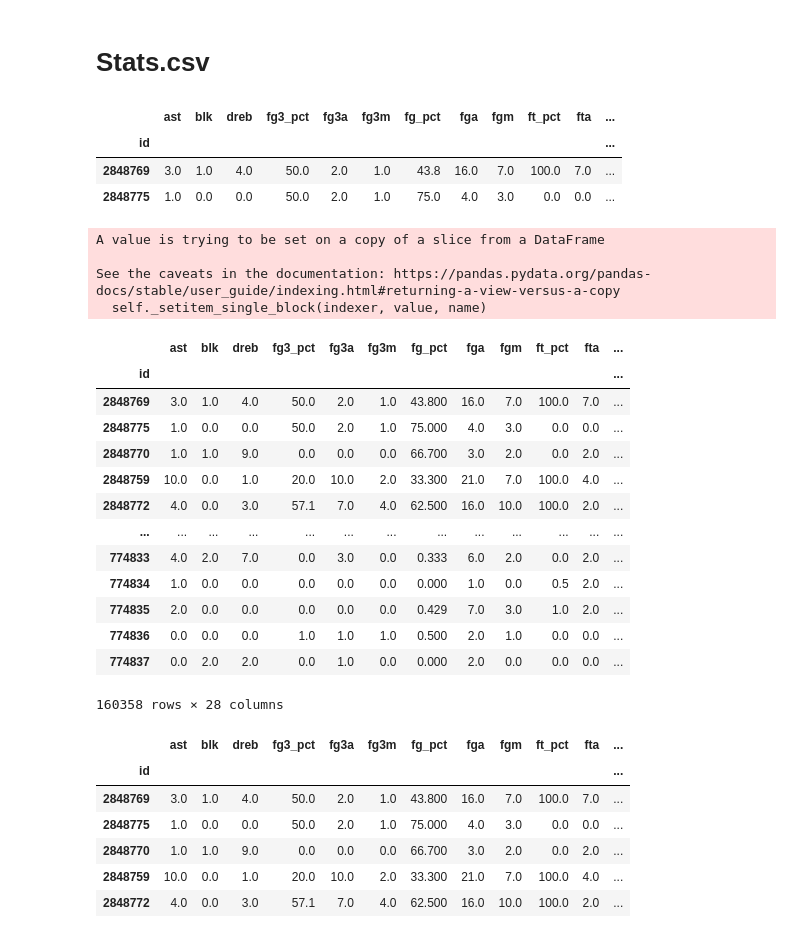
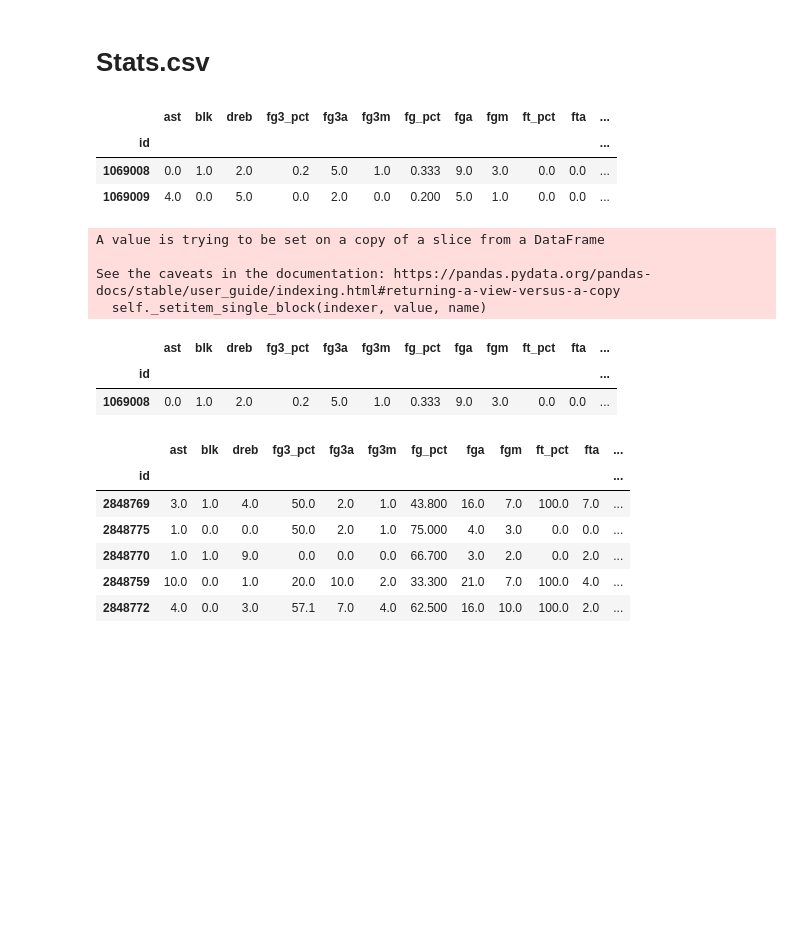
Before and after one commit to ZacharyArgentin/Predicting_NBA_Results, a Jupyter notebook: 2_data_cleaing.ipynb, the cells around one changed output. Cells and saved outputs as stored; diff of their text form; code cells hidden in the pictures; blank space fills up the shorter version.

Commit message:
refactored column names so that they match the original names that the balldontlie API gives them.

```diff
--- a/2_data_cleaing.ipynb
+++ b/2_data_cleaing.ipynb
@@ -91,14 +91,14 @@ dtype: int64
 # %% [markdown]
 # Stats.csv
 # %%
-stats = pd.read_csv("data/stats_raw.csv", index_col="id")
+stats = pd.read_csv("data/all_stats_raw.csv", index_col="id")
 # %%
 stats.head(2)
 # %% [output]
 |  | ast | blk | dreb | fg3_pct | fg3a | fg3m | fg_pct | fga | fgm | ft_pct | fta | ... |
 | id |  |  |  |  |  |  |  |  |  |  |  | ... |
-| 2848769 | 3.0 | 1.0 | 4.0 | 50.0 | 2.0 | 1.0 | 43.8 | 16.0 | 7.0 | 100.0 | 7.0 | ... |
-| 2848775 | 1.0 | 0.0 | 0.0 | 50.0 | 2.0 | 1.0 | 75.0 | 4.0 | 3.0 | 0.0 | 0.0 | ... |
+| 1069008 | 0.0 | 1.0 | 2.0 | 0.2 | 5.0 | 1.0 | 0.333 | 9.0 | 3.0 | 0.0 | 0.0 | ... |
+| 1069009 | 4.0 | 0.0 | 5.0 | 0.0 | 2.0 | 0.0 | 0.200 | 5.0 | 1.0 | 0.0 | 0.0 | ... |
 # %%
 # drop columns with superfluous information
 stats.drop(["game.period", "game.postseason", "game.status", "game.time", "player.height_feet", "player.height_inches",
@@ -147,34 +147,23 @@ A value is trying to be set on a copy of a slice from a DataFrame
 See the caveats in the documentation: https://pandas.pydata.org/pandas-docs/stable/user_guide/indexing.html#returning-a-view-versus-a-copy
   self._setitem_single_block(indexer, value, name)
 # %%
-stats.columns = ['ast', 'blk', 'dreb', 'fg3_pct', 'fg3a', 'fg3m', 'fg_pct', 'fga', 'fgm',
-       'ft_pct', 'fta', 'ftm', 'min', 'oreb', 'pf', 'pts', 'reb', 'stl',
-       'turnover', 'game_id', 'game_date', 'home_team_id',
-       'home_team_score', 'season', 'away_team_id',
-       'away_team_score', 'player_id', 'player_team_id']
+# stats.columns = ['ast', 'blk', 'dreb', 'fg3_pct', 'fg3a', 'fg3m', 'fg_pct', 'fga', 'fgm',
+#        'ft_pct', 'fta', 'ftm', 'min', 'oreb', 'pf', 'pts', 'reb', 'stl',
+#        'turnover', 'game_id', 'game_date', 'home_team_id',
+#        'home_team_score', 'season', 'away_team_id',
+#        'away_team_score', 'player_id', 'player_team_id']
 # %%
-stats = stats[['ast', 'blk', 'dreb', 'fg3_pct', 'fg3a', 'fg3m', 'fg_pct', 'fga', 'fgm',
-       'ft_pct', 'fta', 'ftm', 'min', 'oreb', 'pf', 'pts', 'reb', 'stl',
-       'turnover', 'player_id', 'player_team_id', 'game_id', 'game_date', 'season', 'home_team_id',
-       'home_team_score','away_team_id',
-       'away_team_score']]
+# stats = stats[['ast', 'blk', 'dreb', 'fg3_pct', 'fg3a', 'fg3m', 'fg_pct', 'fga', 'fgm',
+#        'ft_pct', 'fta', 'ftm', 'min', 'oreb', 'pf', 'pts', 'reb', 'stl',
+#        'turnover', 'player_id', 'player_team_id', 'game_id', 'game_date', 'season', 'home_team_id',
+#        'home_team_score','away_team_id',
+#        'away_team_score']]
 # %%
-stats
+stats.head(1)
 # %% [output]
 |  | ast | blk | dreb | fg3_pct | fg3a | fg3m | fg_pct | fga | fgm | ft_pct | fta | ... |
 | id |  |  |  |  |  |  |  |  |  |  |  | ... |
-| 2848769 | 3.0 | 1.0 | 4.0 | 50.0 | 2.0 | 1.0 | 43.800 | 16.0 | 7.0 | 100.0 | 7.0 | ... |
-| 2848775 | 1.0 | 0.0 | 0.0 | 50.0 | 2.0 | 1.0 | 75.000 | 4.0 | 3.0 | 0.0 | 0.0 | ... |
-| 2848770 | 1.0 | 1.0 | 9.0 | 0.0 | 0.0 | 0.0 | 66.700 | 3.0 | 2.0 | 0.0 | 2.0 | ... |
-| 2848759 | 10.0 | 0.0 | 1.0 | 20.0 | 10.0 | 2.0 | 33.300 | 21.0 | 7.0 | 100.0 | 4.0 | ... |
-| 2848772 | 4.0 | 0.0 | 3.0 | 57.1 | 7.0 | 4.0 | 62.500 | 16.0 | 10.0 | 100.0 | 2.0 | ... |
-| ... | ... | ... | ... | ... | ... | ... | ... | ... | ... | ... | ... | ... |
-| 774833 | 4.0 | 2.0 | 7.0 | 0.0 | 3.0 | 0.0 | 0.333 | 6.0 | 2.0 | 0.0 | 2.0 | ... |
-| 774834 | 1.0 | 0.0 | 0.0 | 0.0 | 0.0 | 0.0 | 0.000 | 1.0 | 0.0 | 0.5 | 2.0 | ... |
-| 774835 | 2.0 | 0.0 | 0.0 | 0.0 | 0.0 | 0.0 | 0.429 | 7.0 | 3.0 | 1.0 | 2.0 | ... |
-| 774836 | 0.0 | 0.0 | 0.0 | 1.0 | 1.0 | 1.0 | 0.500 | 2.0 | 1.0 | 0.0 | 0.0 | ... |
-| 774837 | 0.0 | 2.0 | 2.0 | 0.0 | 1.0 | 0.0 | 0.000 | 2.0 | 0.0 | 0.0 | 0.0 | ... |
+| 1069008 | 0.0 | 1.0 | 2.0 | 0.2 | 5.0 | 1.0 | 0.333 | 9.0 | 3.0 | 0.0 | 0.0 | ... |
-160358 rows × 28 columns
 # %%
 stats
 # %% [output]
```
Also changed, not shown: parts of 1 cell of this notebook, 1 other file.
